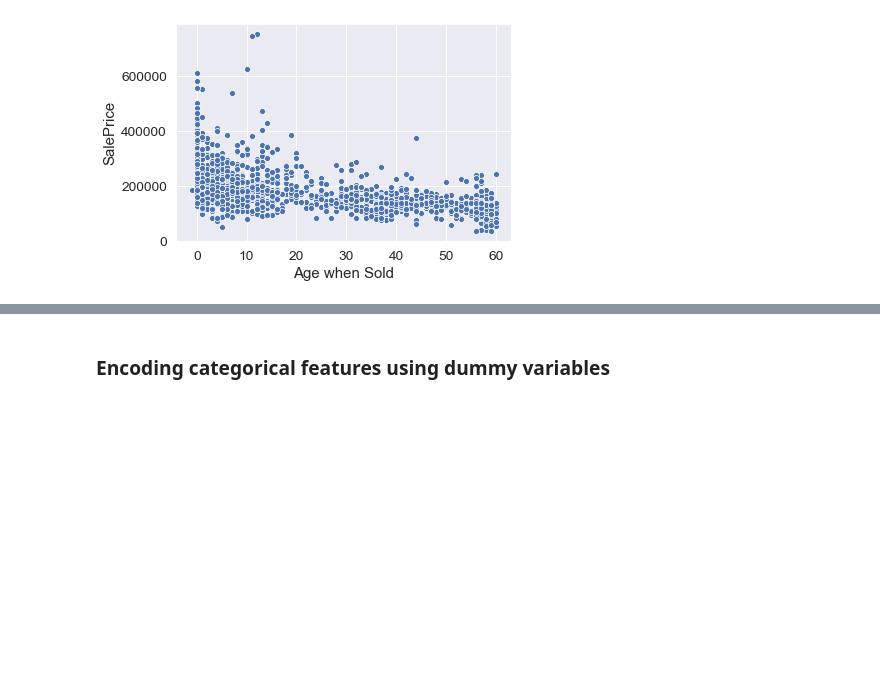
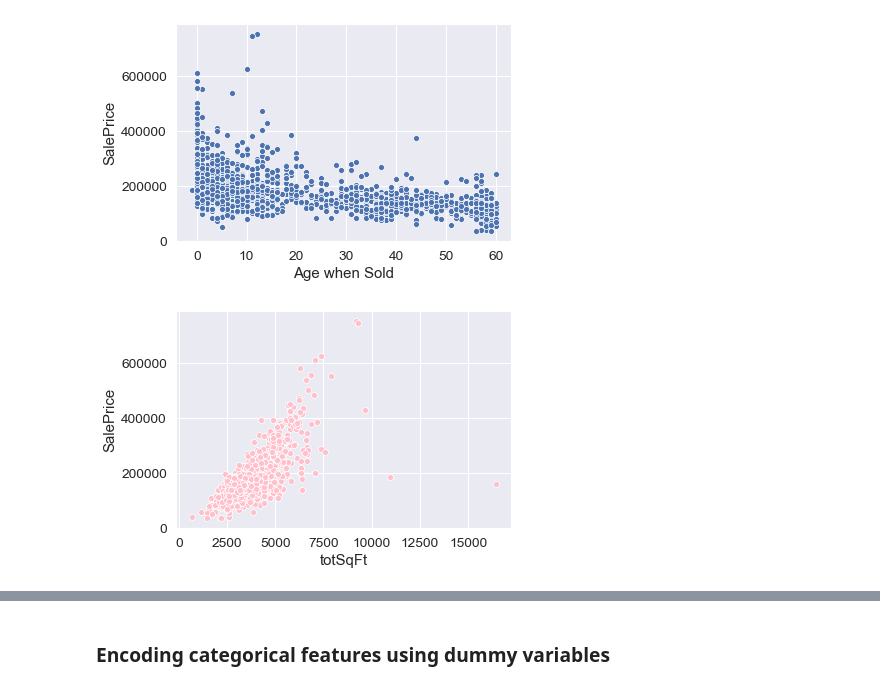
Before and after one commit to nastyh/Feature-Engineering--House-Prices, a Jupyter notebook: Features_for_MLOps.ipynb, the cells around one changed output, grey strips where cells are left out. Drawn from its saved outputs; the diff is of its cells as text; code cells hidden in the pictures; blank space fills up the shorter version.

```diff
--- a/Features_for_MLOps.ipynb
+++ b/Features_for_MLOps.ipynb
@@ -228,9 +250,12 @@ sns.scatterplot(x = 'Age when Sold', y = 'SalePrice', data = train)
 [figure]
 # %%
 #adding a new column totSqFt
-#TotalBsmtSF + GrLivArea
-train['totSqFt'] = train['TotalBsmtSF'] + train['GrLivArea']
+#TotalBsmtSF + GrLivArea + 1stFlrSF
+train['totSqFt'] = train['TotalBsmtSF'] + train['GrLivArea'] + train['1stFlrSF']
 # combo['totSqFt'] = combo['TotalBsmtSF'] + combo['GrLivArea']
 # %%
-sns.scatterplot(x = 'totSqFt', y = 'SalePrice', data = train)
+sns.scatterplot(x = 'totSqFt', y = 'SalePrice', color='pink', data = train)
+plt.show()
 # a bit better than when they're one by one as below
+# %% [output]
+[figure, added]
```
Also changed, not shown: parts of 3 cells of this notebook.
